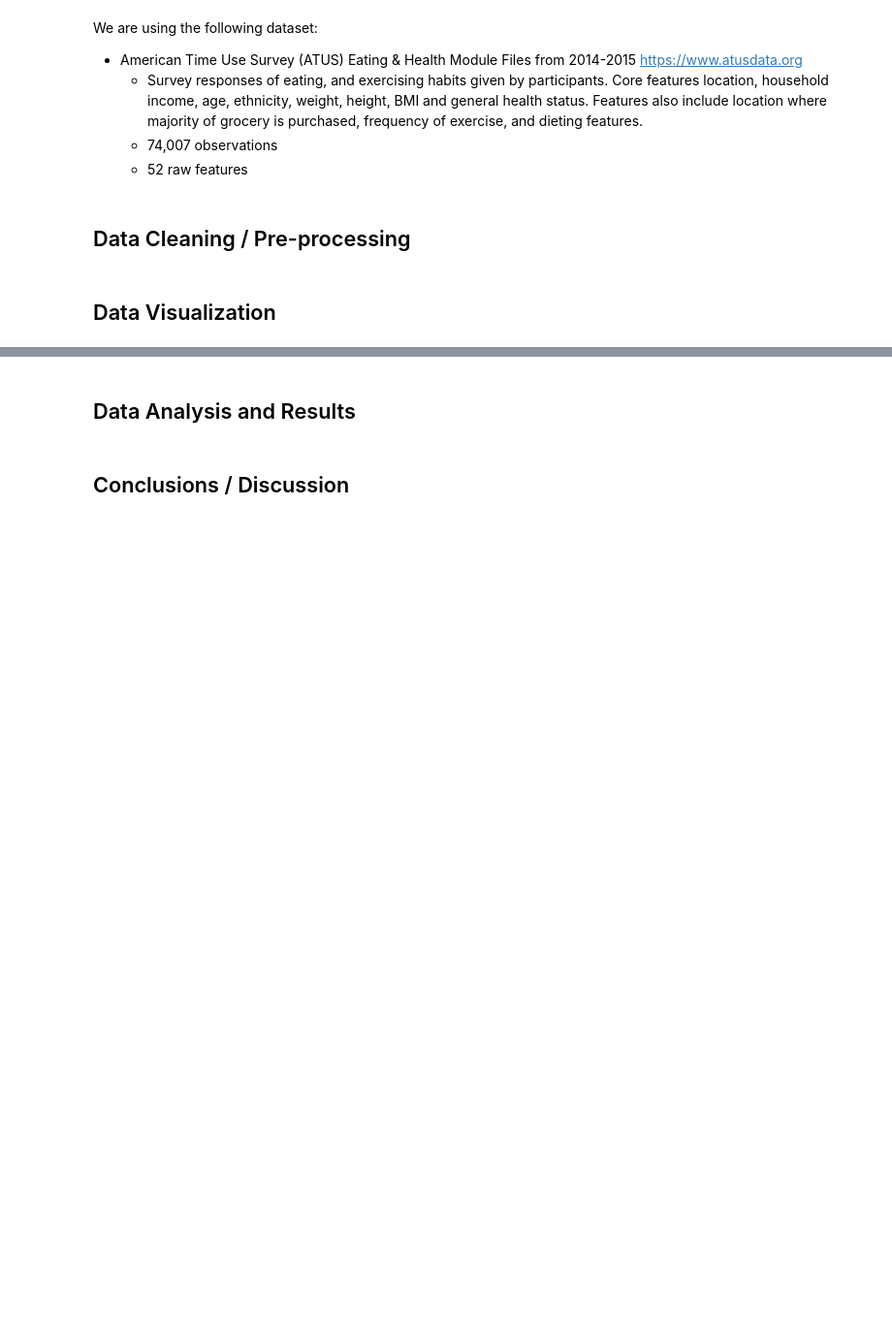
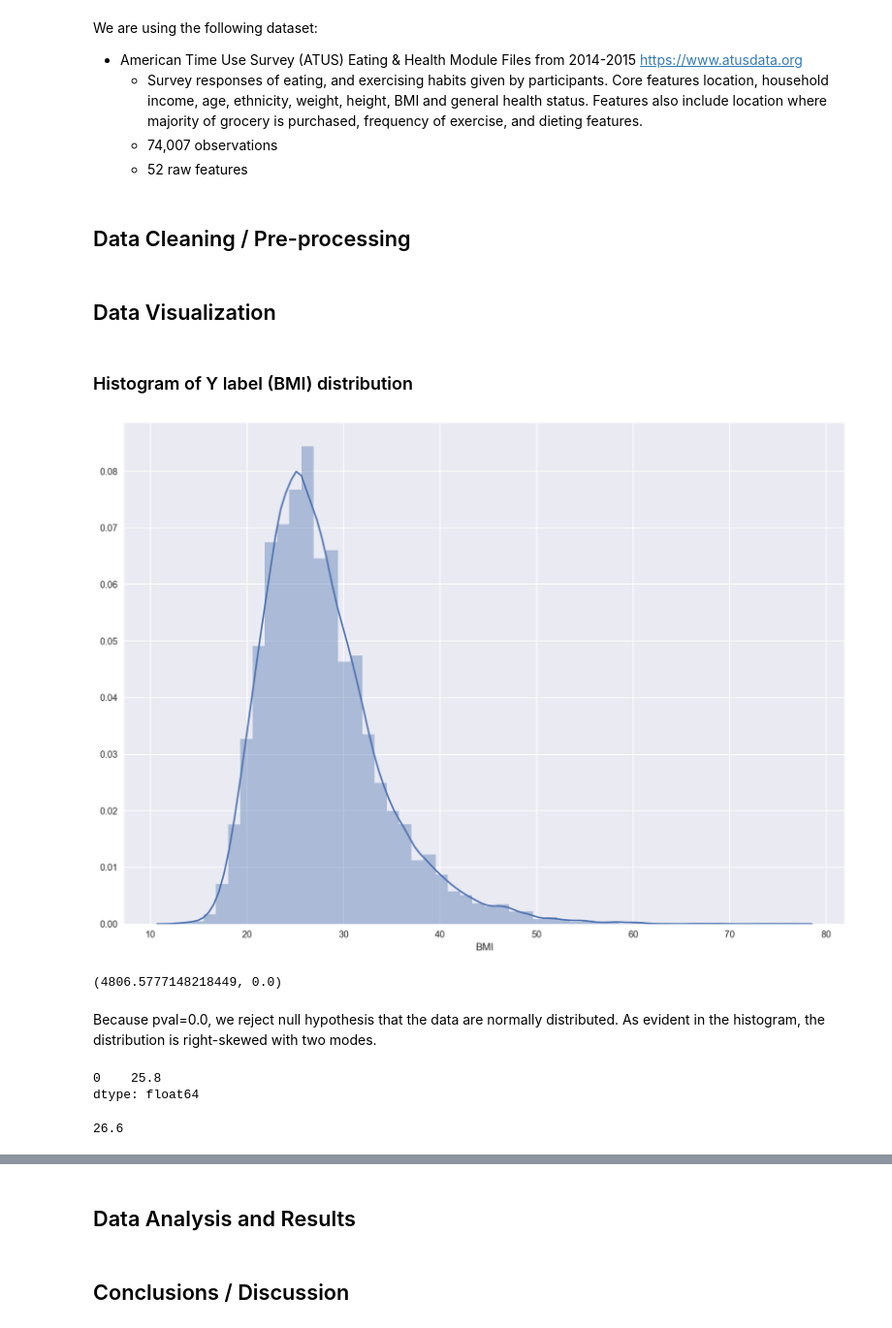
Before and after one commit to br4qua/atus-analysis-obesity, a Jupyter notebook: analyses/FinalProject.ipynb, the cells around one changed output, grey strips where cells are left out. Shown at 97% size. Cells and saved outputs as stored; diff of their text form; code cells hidden in the pictures; blank space fills up the shorter version.

Commit message:
basic data exploration in final ipynb

```diff
--- a/analyses/FinalProject.ipynb
+++ b/analyses/FinalProject.ipynb
@@ -51,2 +94,29 @@ rcParams['figure.figsize'] = 14, 8
 # %% [markdown]
 ## Data Visualization
+# %% [markdown]
+### Histogram of Y label (BMI) distribution
+# %%
+f, ax = plt.subplots(figsize=(14, 10))
+
+sns.distplot(df_atus['BMI'])
+
+plt.show()
+# %% [output]
+[figure, added]
+# %%
+# Check for normal distribution
+stat, pval = scipy.stats.normaltest(df_atus['BMI'])
+stat, pval
+# %% [output]
+(4806.5777148218449, 0.0)
+# %% [markdown]
+Because pval=0.0, we reject null hypothesis that the data are normally distributed. As evident in the histogram, the distribution is right-skewed with two modes.
+# %%
+df_atus['BMI'].mode()
+# %% [output]
+0    25.8
+dtype: float64
+# %%
+df_atus['BMI'].median()
+# %% [output]
+26.6
```
Also changed, not shown: parts of 11 cells of this notebook.
